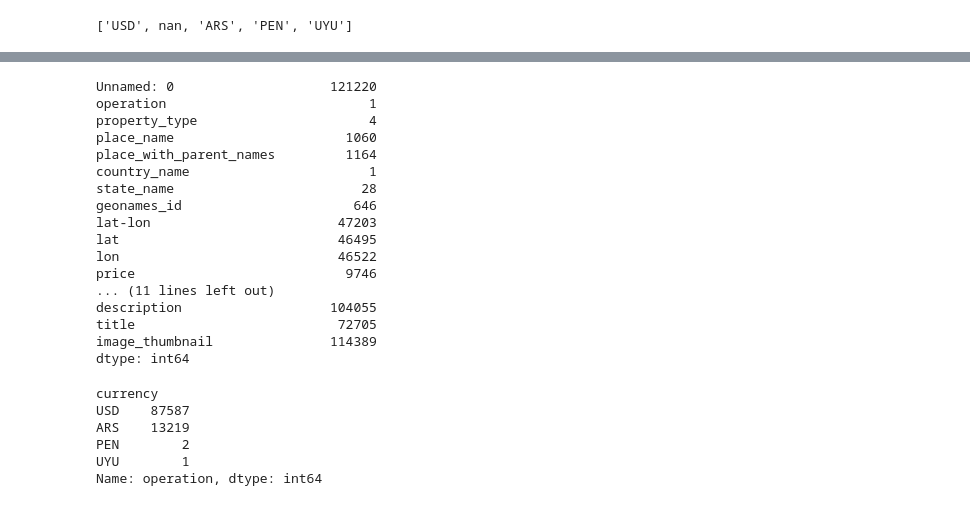
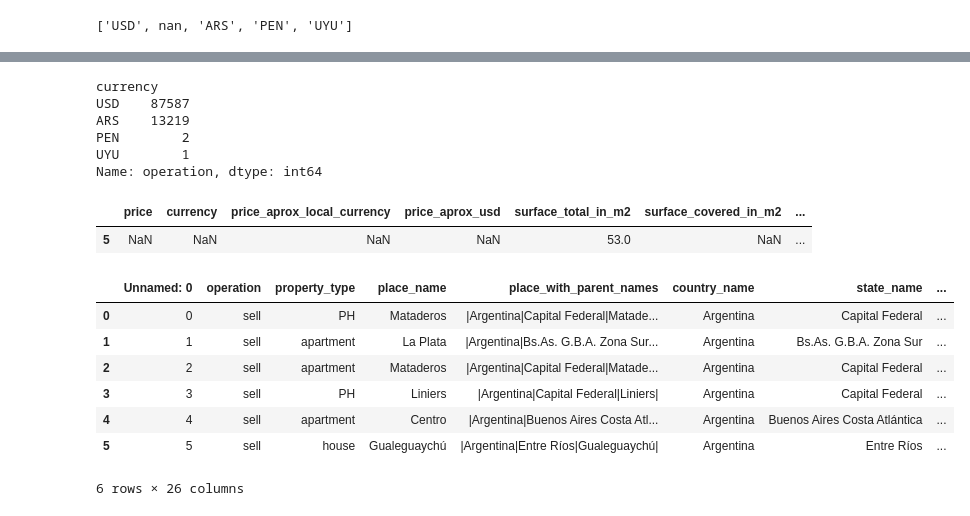
Before and after one commit to fbenitezpiloni/dh_tp_grupo_13, a Jupyter notebook: TP1/TP1_DH.ipynb, the cells around one changed output, grey strips where cells are left out. Saved outputs shown, nothing was run; the diff lists cells and outputs as text; code cells hidden in the pictures.

```diff
--- a/TP1/TP1_DH.ipynb
+++ b/TP1/TP1_DH.ipynb
@@ -71,24 +314,3 @@ dtype: int64
-# %%
-
-df.nunique() # permite ver valores unicos.
-# %% [output]
-Unnamed: 0                    121220
-operation                          1
-property_type                      4
-place_name                      1060
-place_with_parent_names         1164
-country_name                       1
-state_name                        28
-geonames_id                      646
-lat-lon                        47203
-lat                            46495
-lon                            46522
-price                           9746
-... (11 lines left out)
-description                   104055
-title                          72705
-image_thumbnail               114389
-dtype: int64
 # %%
 df_agrupado=df.groupby("currency").count()
 
@@ -104,3 +326,23 @@ ARS    13219
 PEN        2
 UYU        1
 Name: operation, dtype: int64
+# %%
+df_price_NAN=df_price["currency"].isnull() #mascara
+
+df_price[df_price_NAN].head(1)
+
+#
+# %% [output]
+|  | price | currency | price_aprox_local_currency | price_aprox_usd | surface_total_in_m2 | surface_covered_in_m2 | ... |
+| 5 | NaN | NaN | NaN | NaN | 53.0 | NaN | ... |
+# %%
+df.head(6)
+# %% [output]
+|  | Unnamed: 0 | operation | property_type | place_name | place_with_parent_names | country_name | state_name | ... |
+| 0 | 0 | sell | PH | Mataderos | |Argentina|Capital Federal|Matade... | Argentina | Capital Federal | ... |
+| 1 | 1 | sell | apartment | La Plata | |Argentina|Bs.As. G.B.A. Zona Sur... | Argentina | Bs.As. G.B.A. Zona Sur | ... |
+| 2 | 2 | sell | apartment | Mataderos | |Argentina|Capital Federal|Matade... | Argentina | Capital Federal | ... |
+| 3 | 3 | sell | PH | Liniers | |Argentina|Capital Federal|Liniers| | Argentina | Capital Federal | ... |
+| 4 | 4 | sell | apartment | Centro | |Argentina|Buenos Aires Costa Atl... | Argentina | Buenos Aires Costa Atlántica | ... |
+| 5 | 5 | sell | house | Gualeguaychú | |Argentina|Entre Ríos|Gualeguaychú| | Argentina | Entre Ríos | ... |
+6 rows × 26 columns
```
Also changed, not shown: parts of 33 cells of this notebook, 1 other file.
